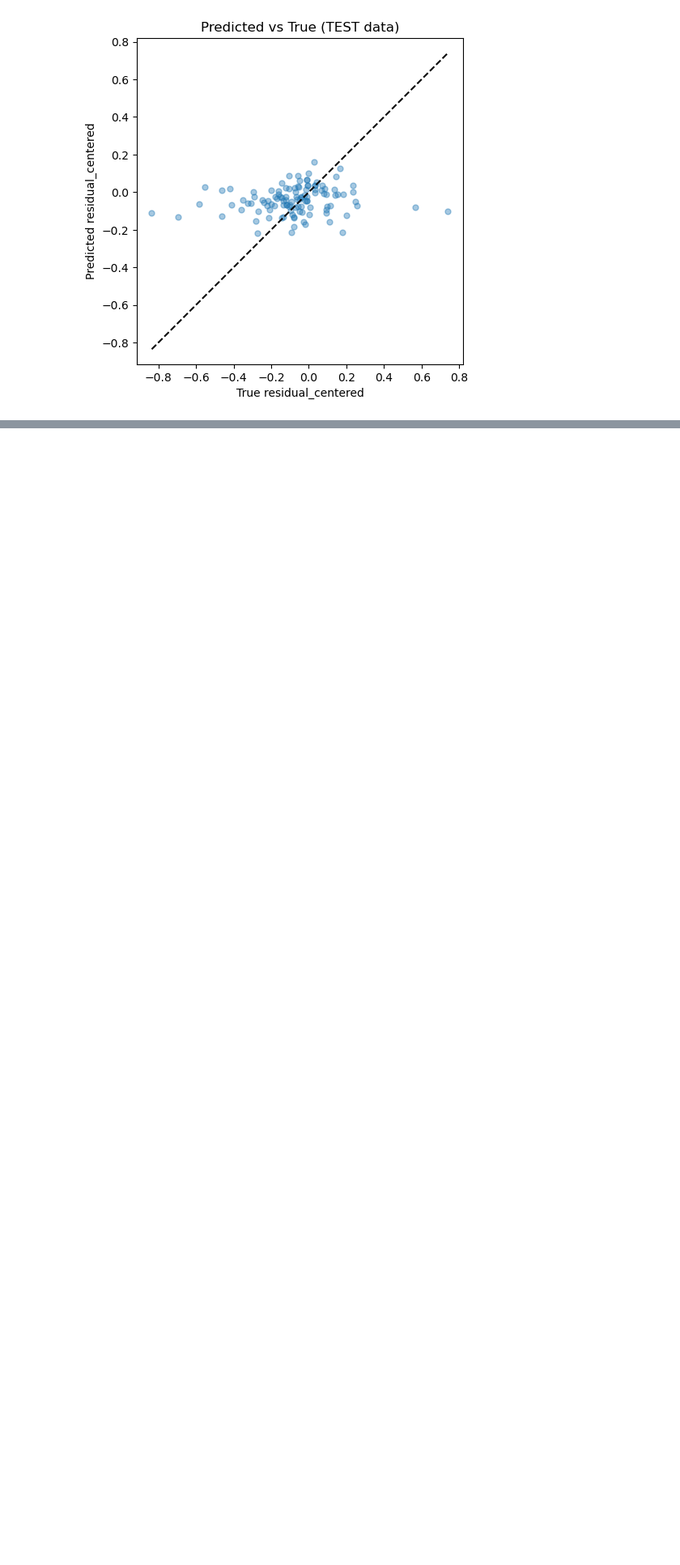
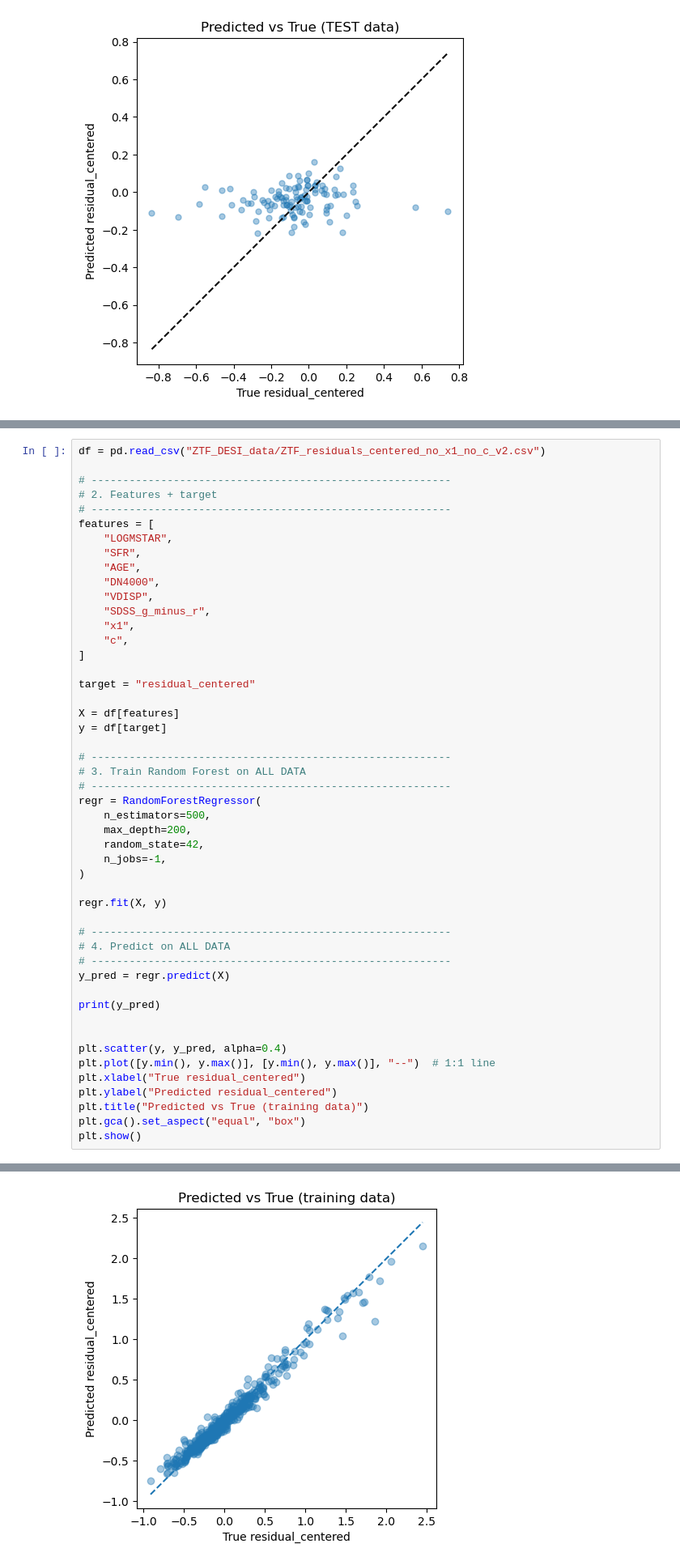
Before and after one commit to mwvgroup/myc21_first_paper, a Jupyter notebook: ZTF_DESI_ml_work/ZTF_ml_random_forest_simple.ipynb, the cells around one changed output, grey strips where cells are left out. Shown: that part at 81% size. Cells and saved outputs as stored; diff of their text form; blank space fills up the shorter version.

```diff
--- a/ZTF_DESI_ml_work/ZTF_ml_random_forest_simple.ipynb
+++ b/ZTF_DESI_ml_work/ZTF_ml_random_forest_simple.ipynb
@@ -179,0 +184,50 @@ plt.show()
+# %%
+df = pd.read_csv("ZTF_DESI_data/ZTF_residuals_centered_no_x1_no_c_v2.csv")
+
+# ---------------------------------------------------------
+# 2. Features + target
+# ---------------------------------------------------------
+features = [
+    "LOGMSTAR",
+    "SFR",
+    "AGE",
+    "DN4000",
+    "VDISP",
+    "SDSS_g_minus_r",
+    "x1",
+    "c",
+]
+
+target = "residual_centered"
+
+X = df[features]
+y = df[target]
+
+# ---------------------------------------------------------
+# 3. Train Random Forest on ALL DATA
+# ---------------------------------------------------------
+regr = RandomForestRegressor(
+    n_estimators=500,
+    max_depth=200,
+    random_state=42,
+    n_jobs=-1,
+)
+
+regr.fit(X, y)
+
+# ---------------------------------------------------------
+# 4. Predict on ALL DATA
+# ---------------------------------------------------------
+y_pred = regr.predict(X)
+
+print(y_pred)
+
+
+plt.scatter(y, y_pred, alpha=0.4)
+plt.plot([y.min(), y.max()], [y.min(), y.max()], "--")  # 1:1 line
+plt.xlabel("True residual_centered")
+plt.ylabel("Predicted residual_centered")
+plt.title("Predicted vs True (training data)")
+plt.gca().set_aspect("equal", "box")
+plt.show()
+# %% [output]
@@ -179,0 +251 @@ plt.show()
+[figure, added]
```
Also changed, not shown: parts of 6 cells of this notebook, 1 other file.
